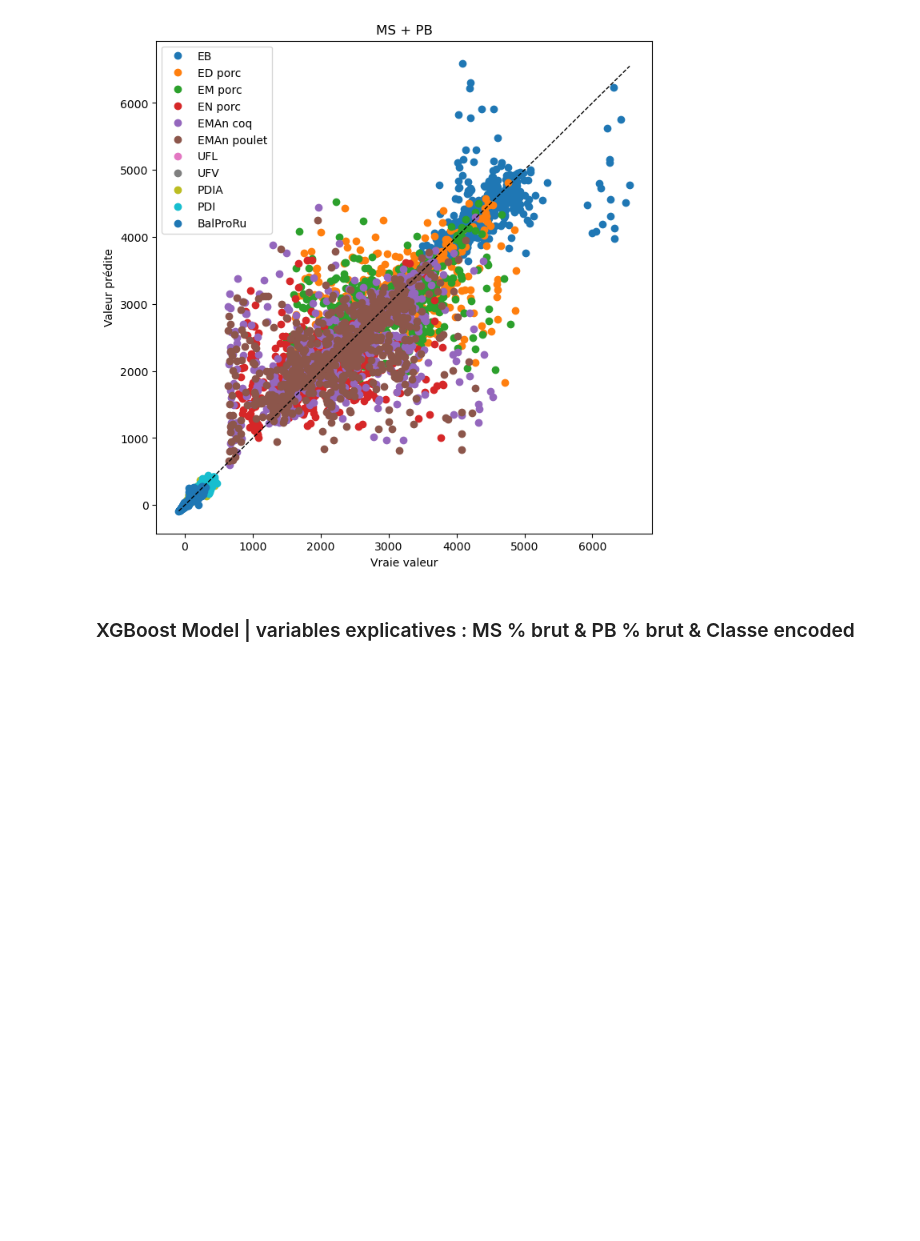
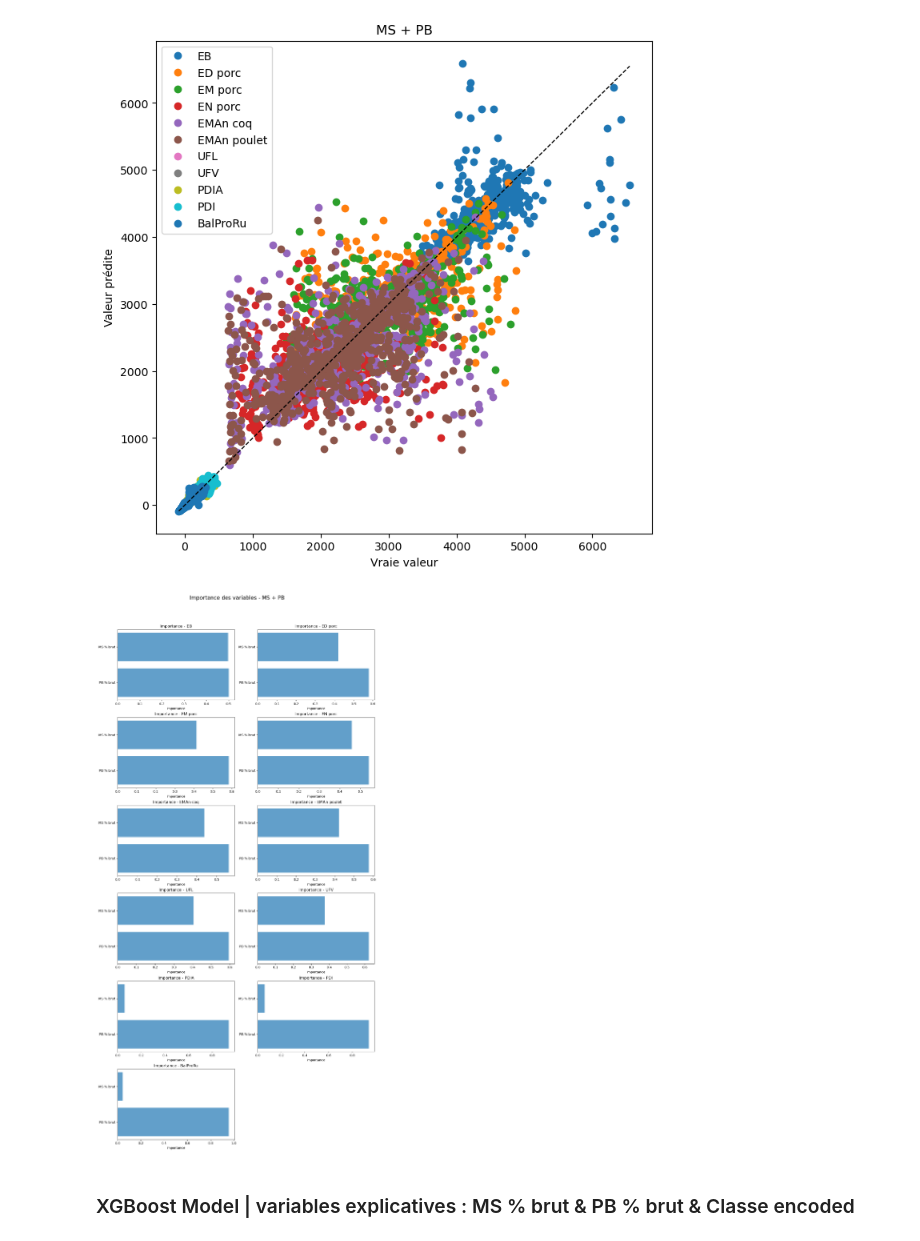
Before and after one commit to PJGouze/projet_fil_rouge, a Jupyter notebook: Regressor_Deux/test_preliminaire.ipynb, the cells around one changed output. Cells and saved outputs as stored; diff of their text form; code cells hidden in the pictures; blank space fills up the shorter version.

```diff
--- a/Regressor_Deux/test_preliminaire.ipynb
+++ b/Regressor_Deux/test_preliminaire.ipynb
@@ -376,6 +395,10 @@ Variable cible  Vraie valeur  Valeur prédite
            PDI         80.00       78.316849
       BalProRu        -52.00      -49.523315
 [figure]
+# %%
+xgb_feature_importances(models_sel, X_test, vars_expl_selected, title="Importance des variables - MS + PB")
+# %% [output]
+[figure, added]
 # %% [markdown]
 ### XGBoost Model | variables explicatives : MS % brut & PB % brut & Classe encoded
 # %%
```
Also changed, not shown: parts of 13 cells of this notebook.
